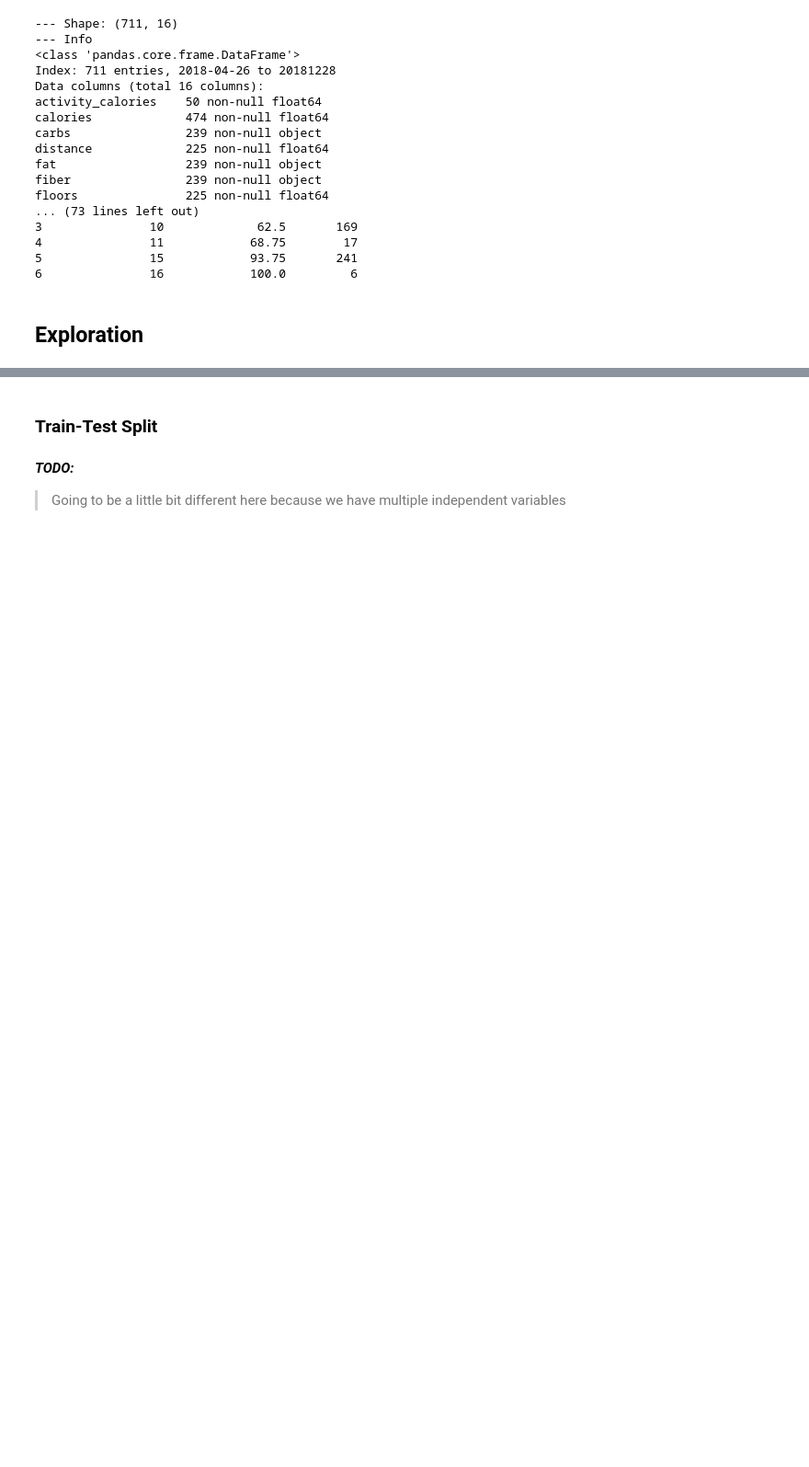
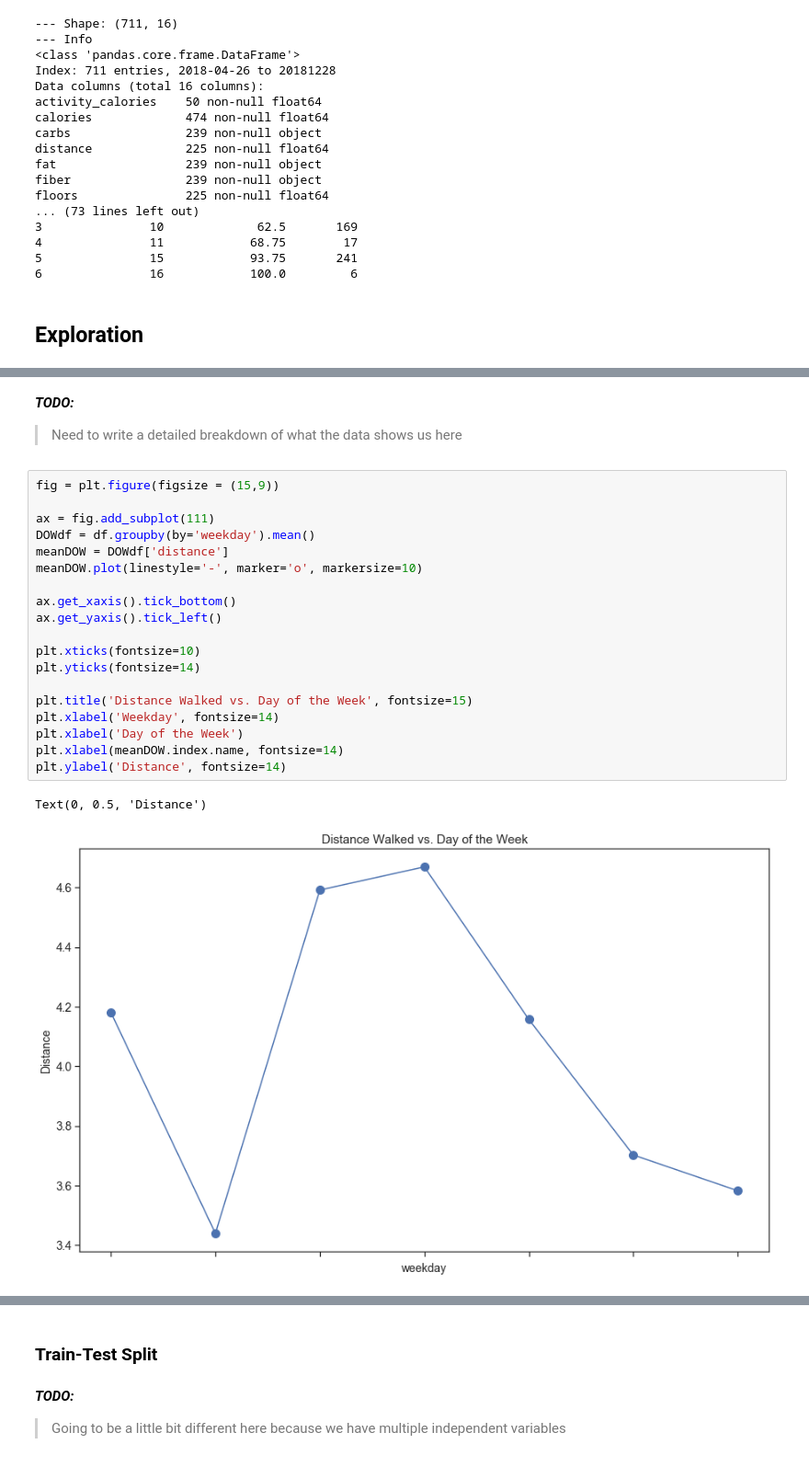
Before and after one commit to time-series-101-eric-norrick/tsa-fitbit, a Jupyter notebook: TimeSeries_Project.ipynb, the cells around one changed output, grey strips where cells are left out. Shown at 92% size. Saved outputs shown, nothing was run; the diff lists cells and outputs as text; blank space fills up the shorter version.

```diff
--- a/TimeSeries_Project.ipynb
+++ b/TimeSeries_Project.ipynb
@@ -213,0 +274,25 @@ def bin_feature(df, col, newcol, bin_cuts=[]):
+# %% [markdown]
+**_TODO:_**
+> Need to write a detailed breakdown of what the data shows us here
+# %%
+fig = plt.figure(figsize = (15,9))
+
+ax = fig.add_subplot(111)
+DOWdf = df.groupby(by='weekday').mean()
+meanDOW = DOWdf['distance']
+meanDOW.plot(linestyle='-', marker='o', markersize=10)
+
+ax.get_xaxis().tick_bottom()
+ax.get_yaxis().tick_left()
+
+plt.xticks(fontsize=10)
+plt.yticks(fontsize=14)
+
+plt.title('Distance Walked vs. Day of the Week', fontsize=15)
+plt.xlabel('Weekday', fontsize=14)
+plt.xlabel('Day of the Week')
+plt.xlabel(meanDOW.index.name, fontsize=14)
+plt.ylabel('Distance', fontsize=14)
+# %% [output]
+Text(0, 0.5, 'Distance')
+[figure, added]
```
Also changed, not shown: parts of 14 cells of this notebook.
